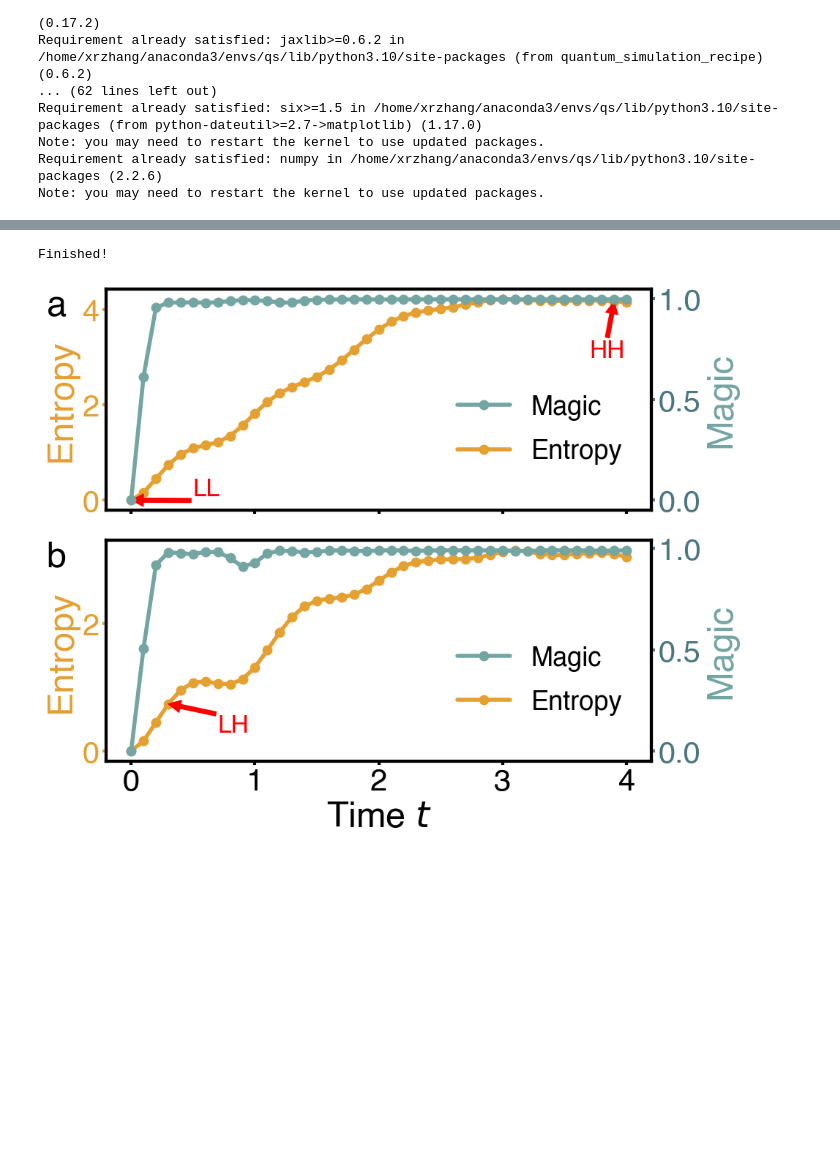
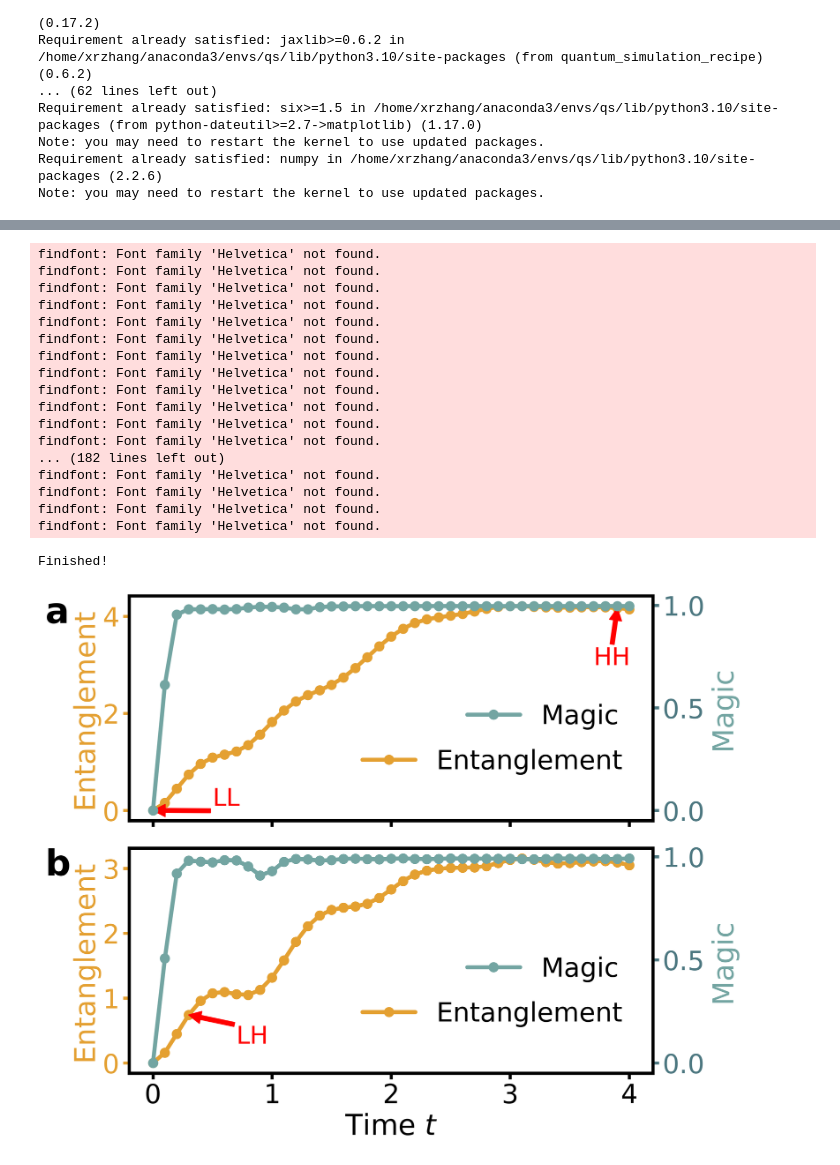
Before and after one commit to Xran-ZH/Quantum-Resource-and-Quantum-Simulation, a Jupyter notebook: kurtosis.ipynb, the cells around one changed output, grey strips where cells are left out. Saved outputs shown, nothing was run; the diff lists cells and outputs as text; code cells hidden in the pictures; blank space fills up the shorter version.

```diff
--- a/kurtosis.ipynb
+++ b/kurtosis.ipynb
@@ -29,6 +29,8 @@ Note: you may need to restart the kernel to use updated packages.
 from qiskit import QuantumCircuit
 from qiskit.quantum_info import Statevector, random_clifford, Pauli, Operator, partial_trace, entropy
 import numpy as np
+import matplotlib.pyplot as plt
+import matplotlib as mpl
 from quantum_simulation_recipe.spin import Nearest_Neighbour_1d
 from quantum_simulation_recipe.trotter import *
 from quantum_simulation_recipe.bounds import norm, tight_bound, commutator
@@ -55,6 +57,7 @@ for i, st in enumerate(s_anti):
 moments_anti = []
 for j, st0 in enumerate(states_anti):
     errors = np.load(f"./vardata/antient_{j}.npy")
+    errors = np.power(errors, 2)
     av = np.average(errors)
     errors = errors - av
     moments_anti.append(np.average(np.power(errors, 2)))
@@ -69,6 +72,7 @@ for i, st in enumerate(s_ent):
 moments_ent = []
 for j, st0 in enumerate(states_ent):
     errors = np.load(f"./vardata/ent_{j}.npy")
+    errors = np.power(errors, 2)
     av = np.average(errors)
     errors = errors - av
     moments_ent.append(np.average(np.power(errors, 2)))
@@ -79,12 +83,13 @@ ls = 38
 ws = 38
 # plt.rc('text', usetex=True)
 # plt.rc('font', family='sans-serif')
-mpl.rcParams['font.family'] = ['Helvetica', 'sans-serif']
+# plt.rcParams["font.family"] = ["Times New Roman"]
 
 set_fontsize(linewidth=3)
 
-# plt.rcParams["font.family"] = ["Times New Roman"]
+
 colors = ['#E4A031', '#D68438', '#C76B60', '#B55384', '#7C4D77', '#474769',
           '#B2B6C1', '#73A5A2', '#4C7780', '#F6E2C1', '#F3DBC1', '#D6E2E2',
           '#F0EFED', '#E3BBED', '#26445E']
 x = list(range(depth + 1))
+print(mpl.matplotlib_fname())
@@ -91,5 +98,4 @@ x = list(range(depth + 1))
 # %%
-mpl.rcParams['font.family'] = ['Helvetica', 'sans-serif']
 # Create figure with two subplots side by side
 fig, (ax1_right, ax1_left) = plt.subplots(2, 1, figsize=(10, 10), layout='constrained',sharex=True)
 
@@ -99,7 +105,7 @@ ax1_left.set_ylabel(r"Variance", fontdict=fontprops, color=colors[0])
 ax1_left.plot(x, moments_anti, label=rf'$\text{{Var}}[s_E(\psi)]$', color=colors[0],
               marker="o", markerfacecolor=colors[0], markeredgecolor=colors[4],
               markersize=10, linestyle="-", markeredgewidth=3, linewidth=5)
-ax1_left.ticklabel_format(style='sci', axis='y', scilimits=(-2, 2))
+ax1_left.ticklabel_format(style='sci', axis='y', scilimits=(-2, 2),useMathText=True)
 ax1_left.tick_params(axis='y', labelsize=ls, which='both')
 ax1_left.tick_params(axis='x', labelsize=ls)
 offset_text_left = ax1_left.yaxis.get_offset_text()
@@ -122,7 +128,7 @@ ax1_right.set_ylabel(r"Variance", fontdict=fontprops, color=colors[0])
 ax1_right.plot(x, moments_ent, label=rf'$\text{{Var}}[s_E(\psi)]$', color=colors[0],
                marker="o", markerfacecolor=colors[0], markeredgecolor=colors[4],
                markersize=10, linestyle="-", markeredgewidth=3, linewidth=5)
-ax1_right.ticklabel_format(style='sci', axis='y', scilimits=(-2, 2))
+ax1_right.ticklabel_format(style='sci', axis='y', scilimits=(-2, 2),useMathText=True)
 ax1_right.tick_params(axis='y', labelsize=ls, which='both')
 ax1_right.tick_params(axis='x', labelsize=ls)
 offset_text_right = ax1_right.yaxis.get_offset_text()
@@ -149,7 +155,7 @@ ax2_right.tick_params(axis='y', which='major', labelsize=ls)
 # fig.legend(lines1 + lines2, labels1 + labels2, loc='upper center',
 #            bbox_to_anchor=(0.3, 0.56), fontsize=22)
 ax1_right.legend(loc='lower left', bbox_to_anchor=(0.15, 0.10), fontsize=26, framealpha=0)
-ax2_right.legend(loc='lower left', bbox_to_anchor=(0.55, 0.10), fontsize=26, framealpha=0)
+ax2_right.legend(loc='lower left', bbox_to_anchor=(0.55, 0.02), fontsize=26, framealpha=0)
 # fig.legend(lines1 + lines2, labels1 + labels2, loc='upper center',
 #            bbox_to_anchor=(0.5, 1.02), ncol=4, fontsize=24)
 
@@ -300,12 +369,4 @@ plt.savefig('combined_distributions_kurtosis.pdf', bbox_inches='tight', pad_inch
 # %%
-from qiskit import QuantumCircuit
-from qiskit.quantum_info import Statevector, random_clifford, Pauli, Operator, partial_trace, entropy
-import numpy as np
-from quantum_simulation_recipe.spin import Nearest_Neighbour_1d
-from quantum_simulation_recipe.trotter import *
-from quantum_simulation_recipe.bounds import norm, tight_bound, commutator
-from quantum_simulation_recipe.plot_config import *
-
 def partEntropy(state, m):
     st = partial_trace(state, list(range(m)))
     return entropy(st,2)
@@ -327,9 +388,9 @@ while i<41:
     i+=1
 entropies=np.load("./mag_time_data/Tyentropies.npy")
 aentropies=np.load("./mag_time_data/Atyentropies.npy")
-fontprops = {'size': 35} #axis
+fontprops = {'size': 28} #axis
 ls=26 #legend size
-ts=30 #tick size
+ts=26 #tick size
 ms=10 #marks size
 mes=0 #marks edge size
 lw=4  #linewidth
@@ -341,8 +402,8 @@ fig, (ax_up,ax_down) = plt.subplots(2,1,figsize=(10,8),sharex=True)
 #typical case
 e=0
 #ax_up.set_xlabel(r"Time $t$",fontdict=fontprops)
-ax_up.set_ylabel(r"Entropy", fontdict=fontprops, color=colors[e])
-ax_up.plot(times,entropies,label="Entropy",color=colors[e], marker="o", markerfacecolor=colors[e], markeredgecolor=colors[5], markersize=ms, linestyle="-", markeredgewidth=mes, linewidth=lw)
+ax_up.set_ylabel(r"Entanglement", fontdict=fontprops, color=colors[e])
+ax_up.plot(times,entropies,label="Entanglement",color=colors[e], marker="o", markerfacecolor=colors[e], markeredgecolor=colors[5], markersize=ms, linestyle="-", markeredgewidth=mes, linewidth=lw)
 ax_up.ticklabel_format(style='sci', axis='y', scilimits=(-2, 2))
 ax_up.tick_params(axis='y', labelsize=ts, colors=colors[e])
 ax_up.tick_params(axis='x', labelsize=ts)
@@ -353,43 +414,60 @@ ax2.set_ylabel(r"Magic", fontdict=fontprops, color=colors[m])
 ax2.tick_params(axis='y', labelsize=ts,colors=colors[m+1])
 ax2.plot(times,magics,label="Magic",color=colors[m], marker="o", markerfacecolor=colors[m], markeredgecolor=colors[m+1], markersize=ms, linestyle="-", markeredgewidth=mes, linewidth=lw)
 
-ax_up.legend(loc='lower left', bbox_to_anchor=(0.6, 0.10), fontsize=ls, framealpha=0)
+ax_up.legend(loc='lower left', bbox_to_anchor=(0.4, 0.10), fontsize=ls, framealpha=0)
 ax2.legend(loc='lower left', bbox_to_anchor=(0.6, 0.30), fontsize=ls, framealpha=0)
 #ax_up.set_title(r"(b) Typical", fontsize=ls, pad=20)
 ax_up.annotate('LL', xy=(0, 0), xytext=(.5,.1), xycoords='data', fontsize=As, color='red', weight='normal',arrowprops=dict( color='red',shrink=0))
 ax_up.annotate('HH', xy=(3.9, entropies[39]), xytext=(3.7,3), xycoords='data', fontsize=As, color='red', weight='normal',arrowprops=dict( color='red',shrink=1))
 
 #Atypical case
 e=0
 ax_down.set_xlabel(r"Time $t$",fontdict=fontprops)
-ax_down.set_ylabel(r"Entropy", fontdict=fontprops, color=colors[e])
-ax_down.plot(times,aentropies,label="Entropy",color=colors[e], marker="o", markerfacecolor=colors[e], markeredgecolor=colors[5], markersize=ms, linestyle="-", markeredgewidth=mes, linewidth=lw)
+ax_down.set_ylabel(r"Entanglement", fontdict=fontprops, color=colors[e])
+ax_down.plot(times,aentropies,label="Entanglement",color=colors[e], marker="o", markerfacecolor=colors[e], markeredgecolor=colors[5], markersize=ms, linestyle="-", markeredgewidth=mes, linewidth=lw)
 ax_down.ticklabel_format(style='sci', axis='y', scilimits=(-2, 2))
 ax_down.tick_params(axis='y', labelsize=ts, colors=colors[e])
 ax_down.tick_params(axis='x', labelsize=ts)
 
 ax4=ax_down.twinx()
 m=7
 ax4.set_ylabel(r"Magic", fontdict=fontprops, color=colors[m])
 ax4.tick_params(axis='y', labelsize=ts,colors=colors[m+1])
 ax4.plot(times,amagics,label="Magic",color=colors[m], marker="o", markerfacecolor=colors[m], markeredgecolor=colors[m+1], markersize=ms, linestyle="-", markeredgewidth=mes, linewidth=lw)
 
-ax_down.legend(loc='lower left', bbox_to_anchor=(0.6, 0.10), fontsize=ls, framealpha=0)
+ax_down.legend(loc='lower left', bbox_to_anchor=(0.4, 0.10), fontsize=ls, framealpha=0)
 ax4.legend(loc='lower left', bbox_to_anchor=(0.6, 0.30), fontsize=ls, framealpha=0)
 
 # Add labels (a) and (b)
 for ax, label in zip([ax_up, ax_down], ['a', 'b']):
-    ax.text(-0.11, 1, label, transform=ax.transAxes, fontsize=35, va='top', weight='bold')
+    ax.text(-.16, 1, label, transform=ax.transAxes, fontsize=35, va='top', weight='bold')
 ax_down.annotate('LH', xy=(.3, entropies[3]), xytext=(.7,.3), xycoords='data', fontsize=As, color='red', weight='normal',arrowprops=dict( color='red',shrink=1))
 
 piontcolors=['#D2BBD5','#AF76A2','#882E71']
 
 plt.savefig('./mag_time_data/T_Increase.pdf',
             bbox_inches='tight',  # 紧贴内容
             pad_inches=0.1,         # 无额外填充
             dpi=1200000,              # 高分辨率
             transparent=True)     # 透明背景
 print("Finished!")
 # %% [output]
-Finished!
+findfont: Font family 'Helvetica' not found.
+findfont: Font family 'Helvetica' not found.
+findfont: Font family 'Helvetica' not found.
+findfont: Font family 'Helvetica' not found.
+findfont: Font family 'Helvetica' not found.
+findfont: Font family 'Helvetica' not found.
+findfont: Font family 'Helvetica' not found.
+findfont: Font family 'Helvetica' not found.
+findfont: Font family 'Helvetica' not found.
+findfont: Font family 'Helvetica' not found.
+findfont: Font family 'Helvetica' not found.
+findfont: Font family 'Helvetica' not found.
+... (182 lines left out)
+findfont: Font family 'Helvetica' not found.
+findfont: Font family 'Helvetica' not found.
+findfont: Font family 'Helvetica' not found.
+findfont: Font family 'Helvetica' not found.
+Finished!
-[figure, old version]
+[figure, new version]
```
Also changed, not shown: parts of 4 cells of this notebook, 4 other files.
